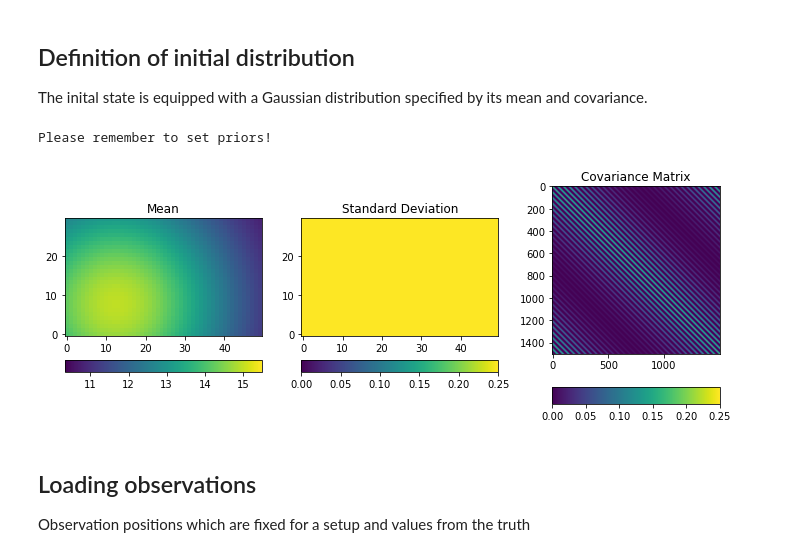
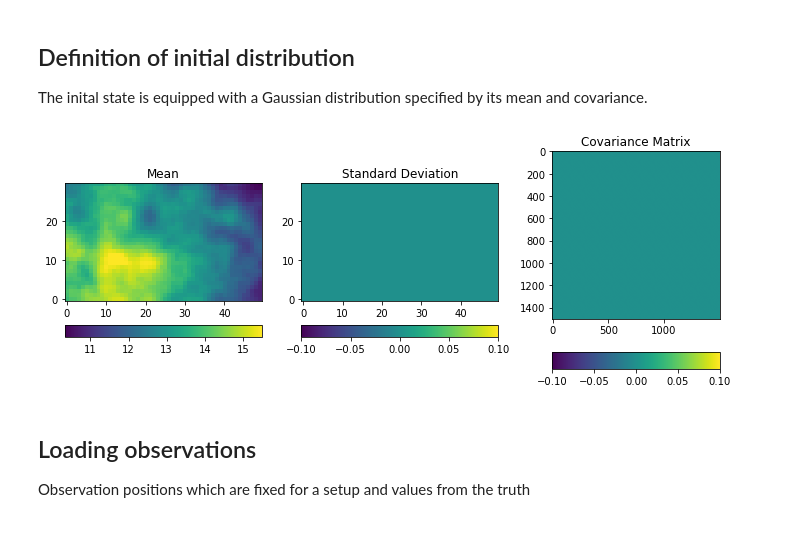
Before and after one commit to FlorianBeiser/advectionDiffusion, a Jupyter notebook: KFilteringAnalysis.ipynb, the cells around one changed output. Cells and saved outputs as stored; diff of their text form; code cells hidden in the pictures.

```diff
--- a/KFilteringAnalysis.ipynb
+++ b/KFilteringAnalysis.ipynb
@@ -10,7 +10,7 @@ import KalmanFilter
 
 For Kalman filtering we have to be able to propagate a Gaussian distribution in time and to have access to the linear operators
 # %%
-timestamp = "2021_08_10-09_34_31"
+timestamp = "2021_08_11-14_10_29"
 
 grid, simulator = Simulator.from_file(timestamp)
 # %% [markdown]
@@ -18,16 +18,14 @@ grid, simulator = Simulator.from_file(timestamp)
 
 The inital state is equipped with a Gaussian distribution specified by its mean and covariance.
 # %%
-statistics = Statistics.Statistics(simulator)
+true_statistics = Statistics.Statistics(simulator, 1)
-# %% [output]
-Please remember to set priors!
 # %%
 prior_args = Statistics.prior_args_from_file(timestamp)
-statistics.set_prior(prior_args)
+true_statistics.set_prior(prior_args)
 
-statistics.plot()
+true_statistics.plot()
 # %% [output]
-[figure, old version]
+[figure, new version]
 # %% [markdown]
 ## Loading observations
 
```
Also changed, not shown: parts of 13 cells of this notebook, 2 other files.
